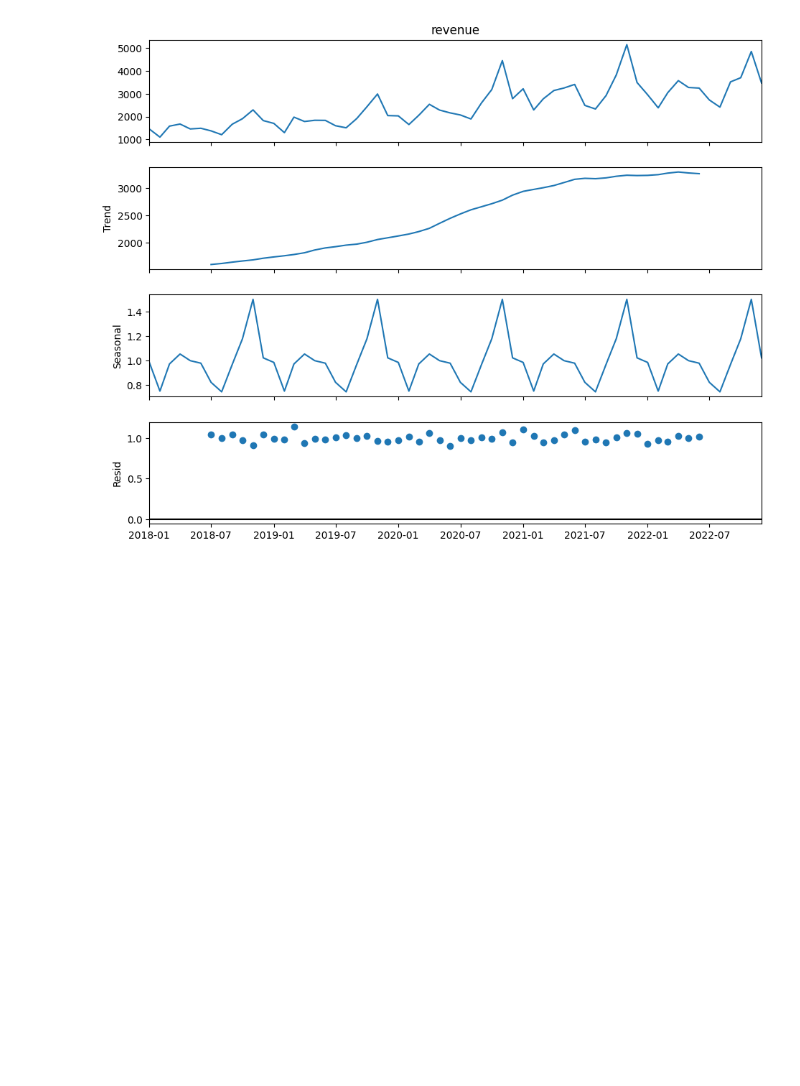
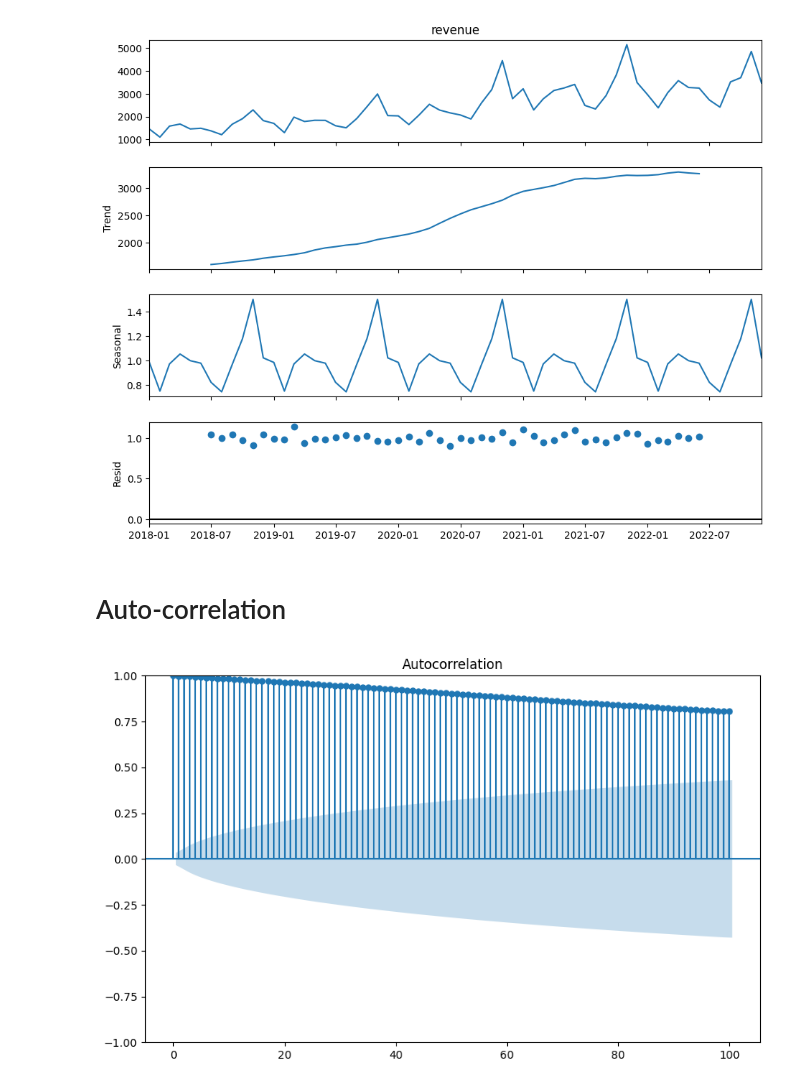
Before and after one commit to Mnr04/Time_series_analysis_course, a Jupyter notebook: Cours1_TSA.ipynb, the cells around one changed output. Drawn from its saved outputs; the diff is of its cells as text; code cells hidden in the pictures; blank space fills up the shorter version.

```diff
--- a/Cours1_TSA.ipynb
+++ b/Cours1_TSA.ipynb
@@ -357,3 +286,12 @@ fig.set_size_inches(10,8)
 plt.show()
 # %% [output]
 [figure]
+# %% [markdown]
+# Auto-correlation
+# %%
+# Plot the autocorrelation (ACF) for btc Price
+fig, ax = plt.subplots(figsize = (10,6))
+plot_acf(df['Close'], lags=100, ax = ax)
+plt.show()
+# %% [output]
+[figure, added]
```
Also changed, not shown: parts of 5 cells of this notebook.
